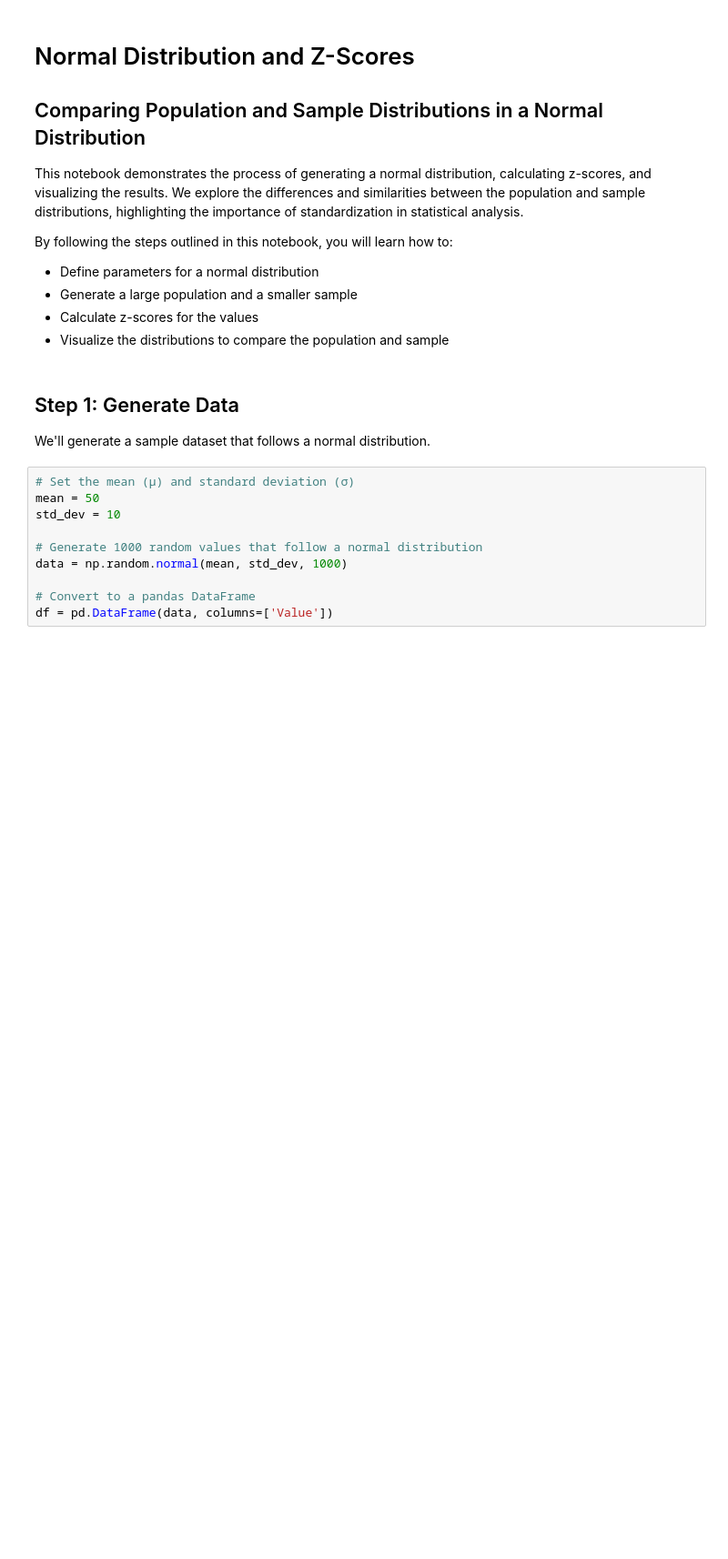
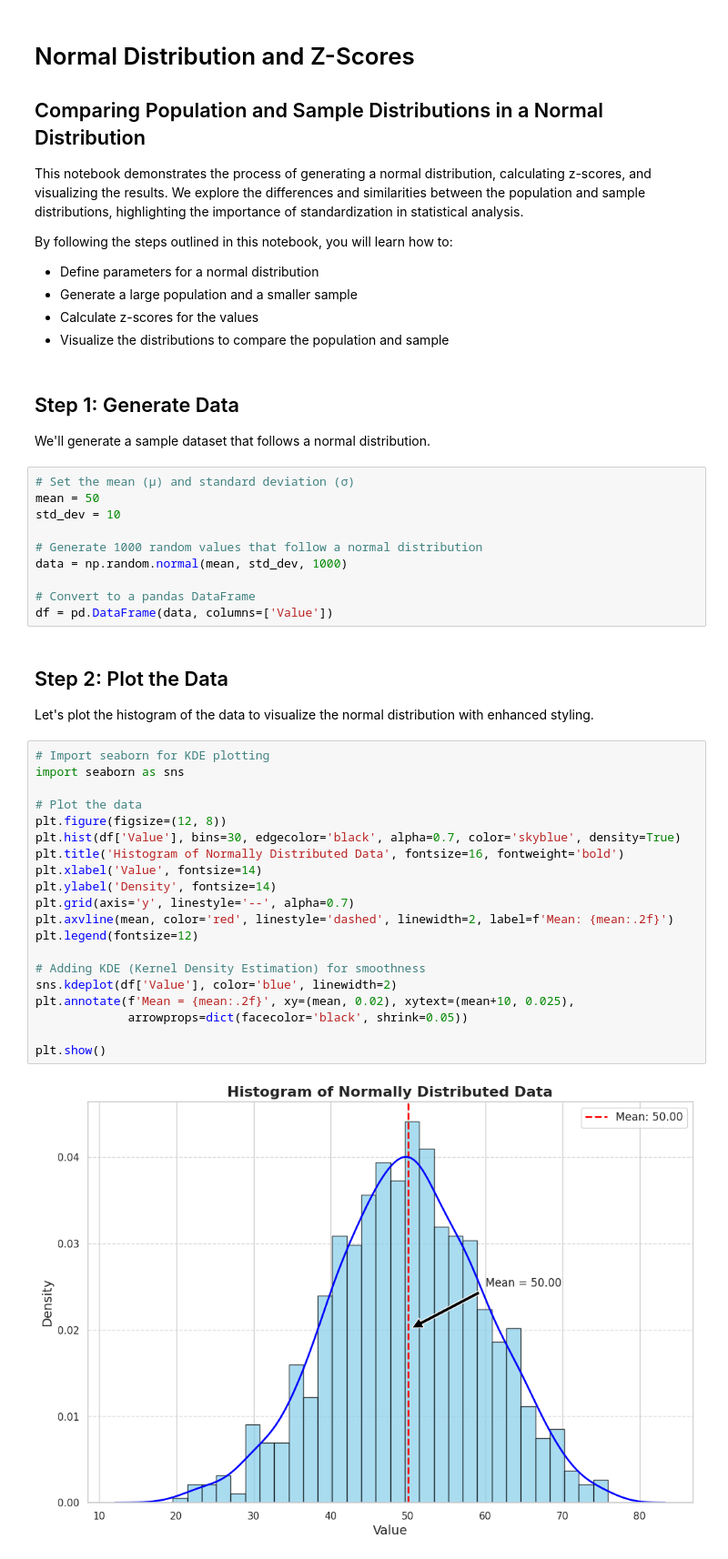
Before and after one commit to Sara9595/Kaggle, a Jupyter notebook: bernoulli-and-binomial-distribution.ipynb, the cells around one changed output. Shown at 91% size. Drawn from its saved outputs; the diff is of its cells as text; blank space fills up the shorter version.

Commit message:
Kaggle Notebook | Comprehensive Guide to Probability Distributions | Version 7

```diff
--- a/bernoulli-and-binomial-distribution.ipynb
+++ b/bernoulli-and-binomial-distribution.ipynb
@@ -245,3 +245,28 @@ data = np.random.normal(mean, std_dev, 1000)
 
 # Convert to a pandas DataFrame
 df = pd.DataFrame(data, columns=['Value'])
+# %% [markdown]
+## Step 2: Plot the Data
+Let's plot the histogram of the data to visualize the normal distribution with enhanced styling.
+# %%
+# Import seaborn for KDE plotting
+import seaborn as sns
+
+# Plot the data
+plt.figure(figsize=(12, 8))
+plt.hist(df['Value'], bins=30, edgecolor='black', alpha=0.7, color='skyblue', density=True)
+plt.title('Histogram of Normally Distributed Data', fontsize=16, fontweight='bold')
+plt.xlabel('Value', fontsize=14)
+plt.ylabel('Density', fontsize=14)
+plt.grid(axis='y', linestyle='--', alpha=0.7)
+plt.axvline(mean, color='red', linestyle='dashed', linewidth=2, label=f'Mean: {mean:.2f}')
+plt.legend(fontsize=12)
+
+# Adding KDE (Kernel Density Estimation) for smoothness
+sns.kdeplot(df['Value'], color='blue', linewidth=2)
+plt.annotate(f'Mean = {mean:.2f}', xy=(mean, 0.02), xytext=(mean+10, 0.025),
+             arrowprops=dict(facecolor='black', shrink=0.05))
+
+plt.show()
+# %% [output]
+[figure, added]
```
Also changed, not shown: parts of 8 cells of this notebook.
